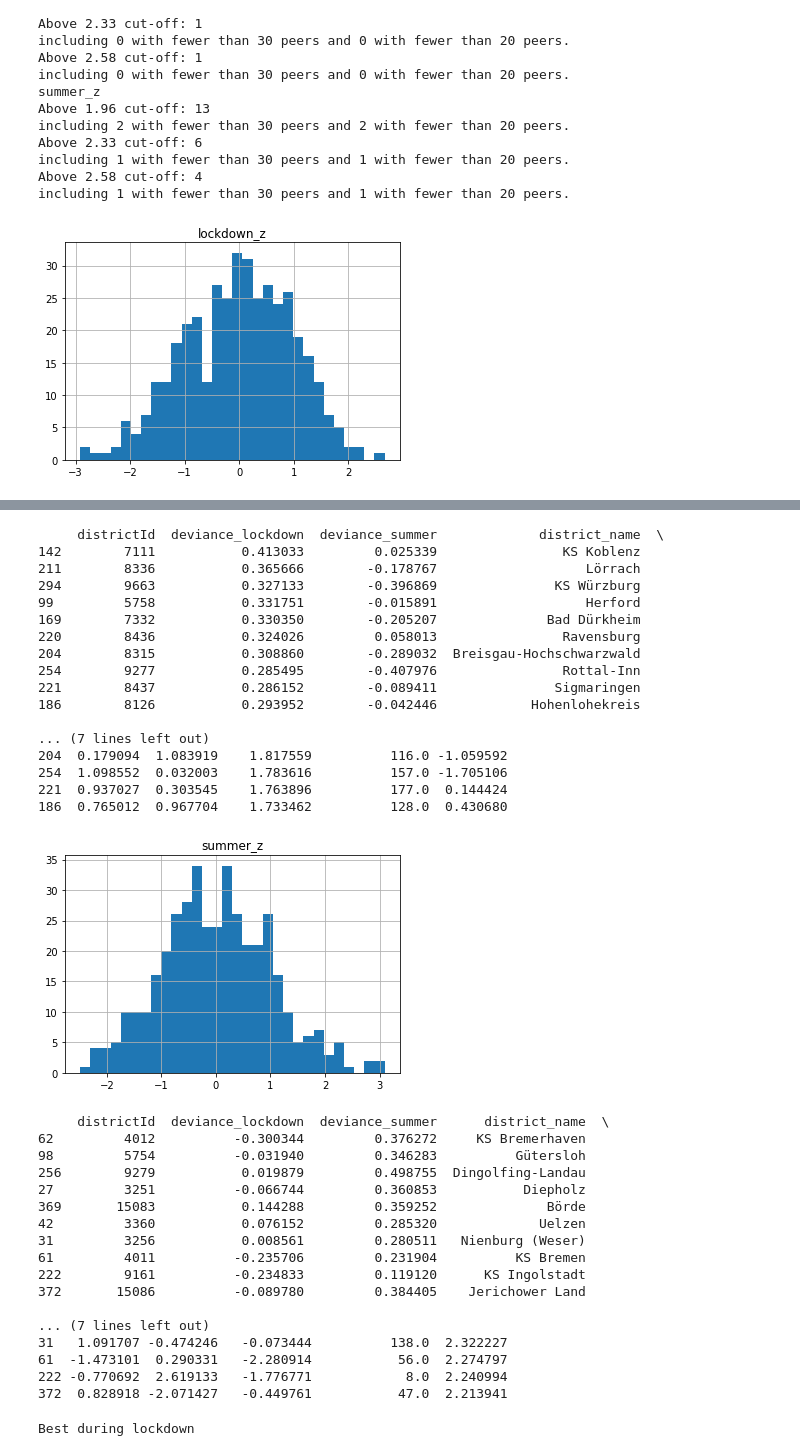
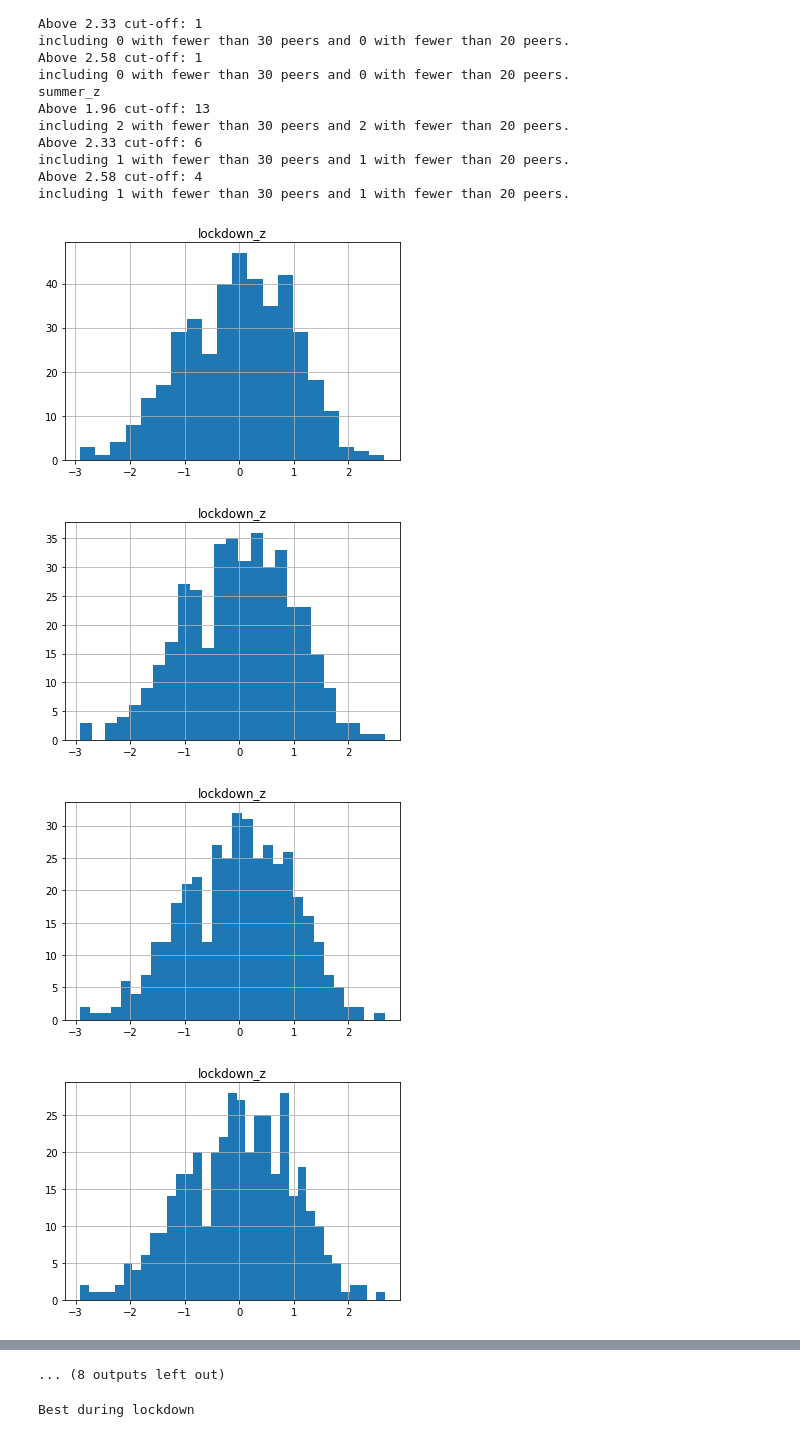
Before and after one commit to gizdatalab/Covid_DPPD, a Jupyter notebook: 06_deviance_analysis.ipynb, the cells around one changed output, grey strips where cells are left out. Saved outputs shown, nothing was run; the diff lists cells and outputs as text; code cells hidden in the pictures.

```diff
--- a/06_deviance_analysis.ipynb
+++ b/06_deviance_analysis.ipynb
@@ -97,8 +109,15 @@ for i in deviance_df.index:
         var_name = t + '_z'
         peers_df[var_name] = scaler.fit_transform(peers_df['deviance_' + t].values.reshape(-1,1))
         output_dict[var_name] = peers_df[var_name].at[i]
+        output_dict['shap_'+var_name] = shapiro(peers_df[var_name])[1] if n_peer_kernel > 2 else np.nan
 
 
     deviance_z_df = deviance_z_df.append(output_dict, ignore_index=True)
 # %%
 deviance_df = pd.merge(deviance_df.reset_index(),deviance_z_df)
+# %%
+for c in ['shap_lockdown_z','shap_summer_z']:
+    print(c)
+    deviance_df[c].hist()
+    plt.show()
+    print('Share non-normal:',np.mean(deviance_df[c]<.05))
@@ -184,9 +222,13 @@ Above 2.58 cut-off: 4
 including 1 with fewer than 30 peers and 1 with fewer than 20 peers.
 # %%
 for c in ['lockdown_z','summer_z']:
-    deviance_df[c].hist(bins=30)
-    plt.title(c)
-    plt.show()
-    print(deviance_df.sort_values(c,ascending=False).head(10))
+    for x in [20+5*i for i in range(10)]:
+        deviance_df[c].hist(bins=x)
+        plt.title(c)
+        plt.show()
+#     print(deviance_df.sort_values(c,ascending=False).head(10))
 # %% [output]
-[figure, old version]
+[figure, new version]
+[figure, new version]
+[figure, added]
+[figure, added]
@@ -193,38 +243,4 @@ for c in ['lockdown_z','summer_z']:
-     districtId  deviance_lockdown  deviance_summer             district_name  \
-142        7111           0.413033         0.025339                KS Koblenz
-211        8336           0.365666        -0.178767                   Lörrach
-294        9663           0.327133        -0.396869               KS Würzburg
-99         5758           0.331751        -0.015891                   Herford
-169        7332           0.330350        -0.205207              Bad Dürkheim
-220        8436           0.324026         0.058013                Ravensburg
-204        8315           0.308860        -0.289032  Breisgau-Hochschwarzwald
-254        9277           0.285495        -0.407976                Rottal-Inn
-221        8437           0.286152        -0.089411               Sigmaringen
-186        8126           0.293952        -0.042446            Hohenlohekreis
-
-... (7 lines left out)
-204  0.179094  1.083919    1.817559          116.0 -1.059592
-254  1.098552  0.032003    1.783616          157.0 -1.705106
-221  0.937027  0.303545    1.763896          177.0  0.144424
-186  0.765012  0.967704    1.733462          128.0  0.430680
+... (8 outputs left out)
-[figure, old version]
-     districtId  deviance_lockdown  deviance_summer      district_name  \
-62         4012          -0.300344         0.376272     KS Bremerhaven
-98         5754          -0.031940         0.346283          Gütersloh
-256        9279           0.019879         0.498755  Dingolfing-Landau
-27         3251          -0.066744         0.360853           Diepholz
-369       15083           0.144288         0.359252              Börde
-42         3360           0.076152         0.285320             Uelzen
-31         3256           0.008561         0.280511   Nienburg (Weser)
-61         4011          -0.235706         0.231904          KS Bremen
-222        9161          -0.234833         0.119120      KS Ingolstadt
-372       15086          -0.089780         0.384405    Jerichower Land
-
-... (7 lines left out)
-31   1.091707 -0.474246   -0.073444          138.0  2.322227
-61  -1.473101  0.290331   -2.280914           56.0  2.274797
-222 -0.770692  2.619133   -1.776771            8.0  2.240994
-372  0.828918 -2.071427   -0.449761           47.0  2.213941
 # %%
 def top_flop_n(n, var, flop=False):
     sorted_df = deviance_df.sort_values(var,ascending=flop)
```
Also changed, not shown: parts of 14 cells of this notebook, 4 other files.
